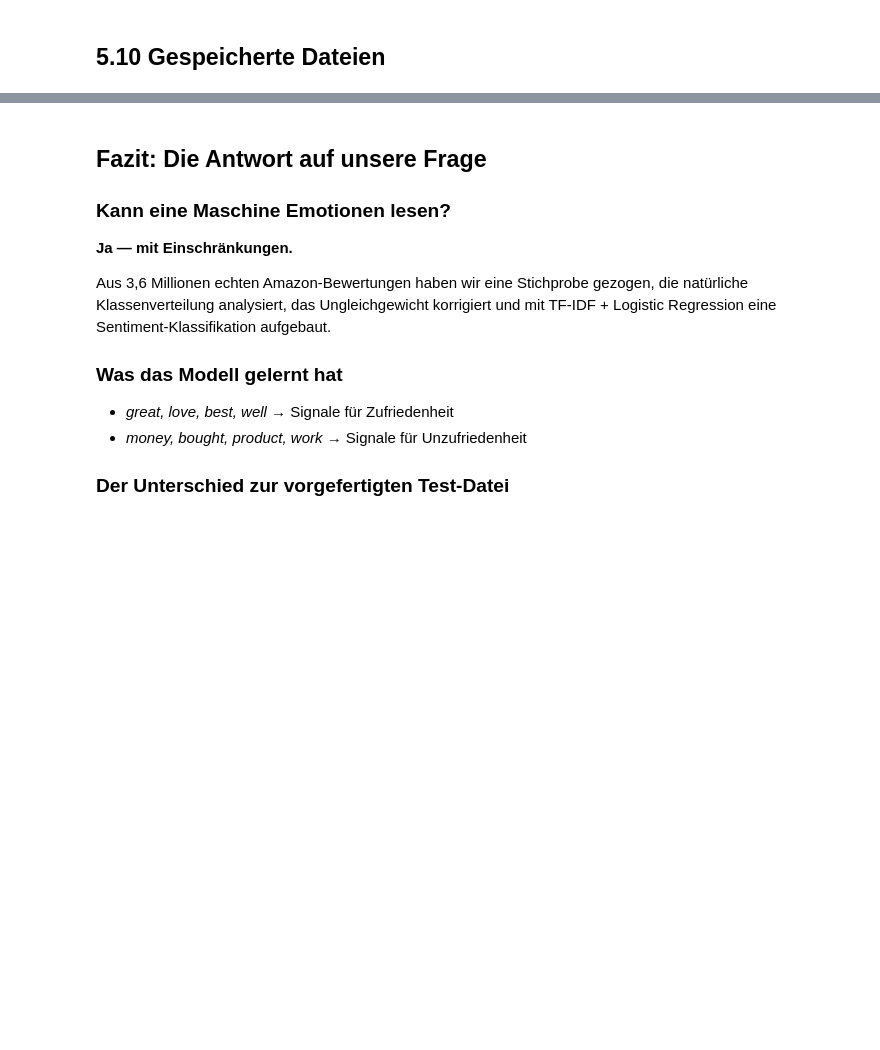
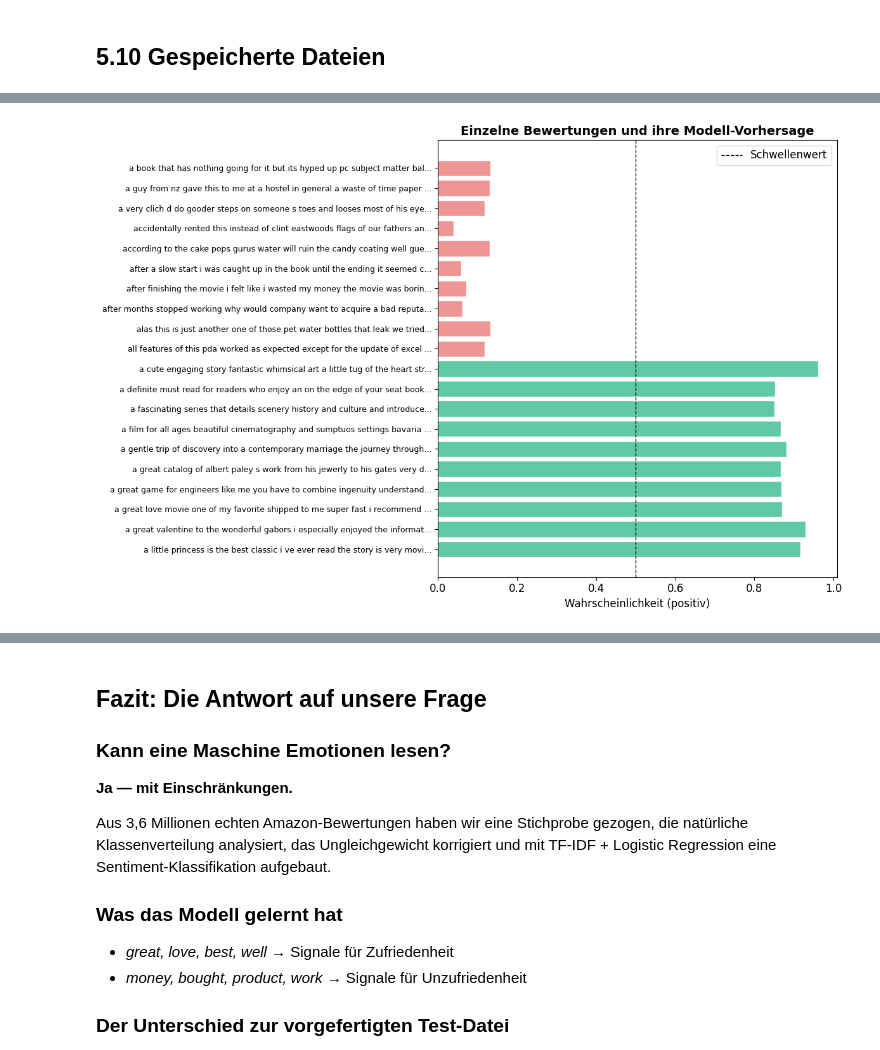
Before and after one commit to alperbildiren/pyspark-amazon-reviews, a Jupyter notebook: Notebooks/05_visualization.ipynb, the cells around one changed output, grey strips where cells are left out. Drawn from its saved outputs; the diff is of its cells as text; code cells hidden in the pictures; blank space fills up the shorter version.

Commit message:
Einzelne Bewertungen Visualisierung hinzugefügt

```diff
--- a/Notebooks/05_visualization.ipynb
+++ b/Notebooks/05_visualization.ipynb
@@ -210,0 +265,39 @@ print("=" * 55)
+# %%
+import pandas as pd
+from pyspark.sql.functions import col, udf, length
+from pyspark.sql.types import FloatType
+
+extract_prob = udf(lambda prob: float(prob[1]), FloatType())
+df_with_prob = df_preds.withColumn("prob_positive", extract_prob(col("probability")))
+
+examples_pos = df_with_prob.filter(
+    (col("label") == 1) & (col("prediction") == 1) & (col("prob_positive") > 0.85)
+).withColumn("tlen", length("text")).filter("tlen BETWEEN 80 AND 300") \
+ .select("text", "prob_positive", "label").limit(10).toPandas()
+
+examples_neg = df_with_prob.filter(
+    (col("label") == 0) & (col("prediction") == 0) & (col("prob_positive") < 0.15)
+).withColumn("tlen", length("text")).filter("tlen BETWEEN 80 AND 300") \
+ .select("text", "prob_positive", "label").limit(10).toPandas()
+
+examples_pos["sentiment"] = "Positiv"
+examples_neg["sentiment"] = "Negativ"
+examples = pd.concat([examples_neg, examples_pos]).reset_index(drop=True)
+
+examples["short_text"] = examples["text"].apply(lambda x: x[:75] + "..." if len(x) > 75 else x)
+
+fig, ax = plt.subplots(figsize=(12, 8))
+colors_bar = ["#F09595" if s == "Negativ" else "#5DCAA5" for s in examples["sentiment"]]
+bars = ax.barh(range(len(examples)), examples["prob_positive"], color=colors_bar, edgecolor="white")
+ax.set_yticks(range(len(examples)))
+ax.set_yticklabels(examples["short_text"], fontsize=9)
+ax.set_xlabel("Wahrscheinlichkeit (positiv)")
+ax.set_title("Einzelne Bewertungen und ihre Modell-Vorhersage")
+ax.axvline(x=0.5, color="black", linestyle="--", linewidth=1, label="Schwellenwert")
+ax.legend()
+ax.invert_yaxis()
+plt.tight_layout()
+plt.savefig("/Users/alperbildiren/PYSPARK_AMAZON_PROJECT/output/09_einzelne_bewertungen.png", dpi=150, bbox_inches='tight')
+plt.show()
+# %% [output]
+[figure, added]
```
Also changed, not shown: parts of 12 cells of this notebook.
